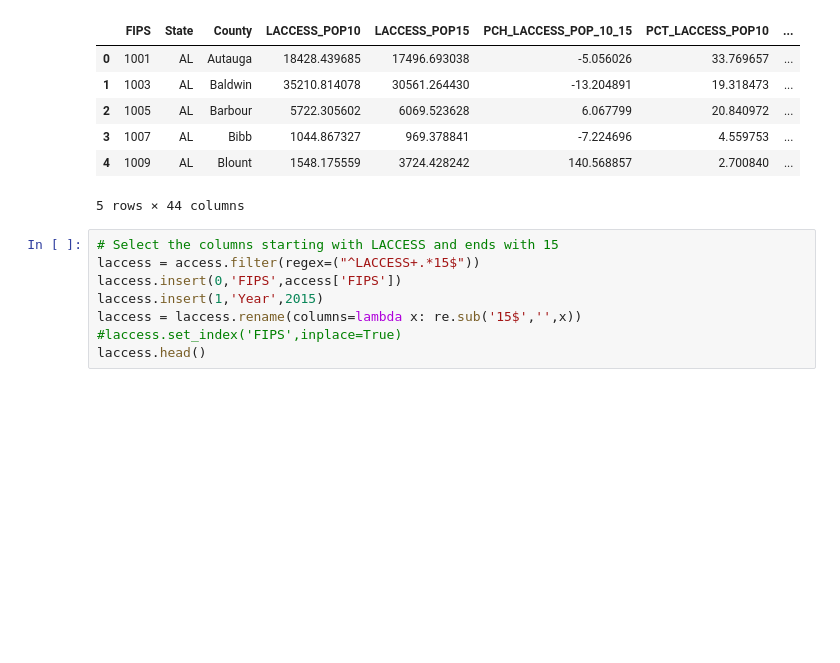
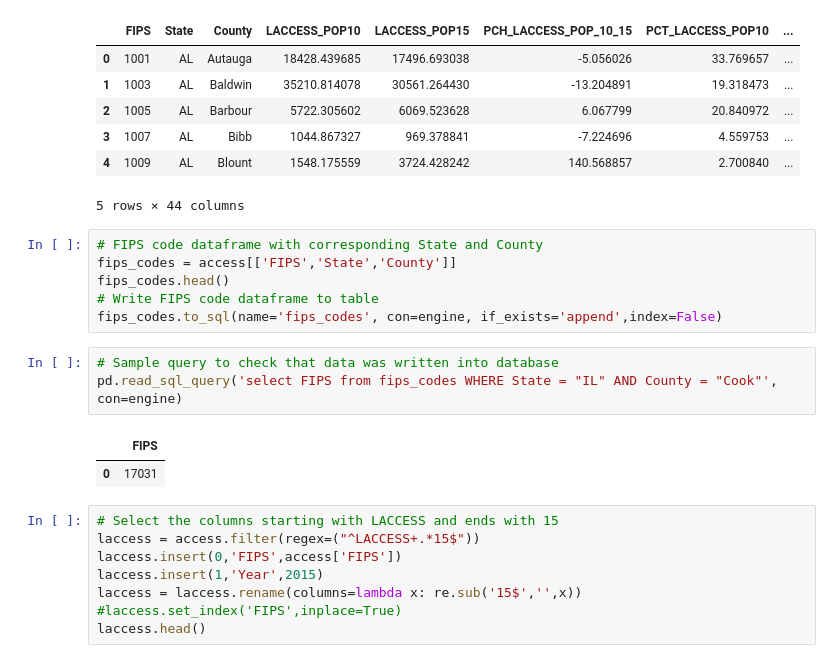
Before and after one commit to cinhui/ETL_county, a Jupyter notebook: ETL_food_environment_property.ipynb, the cells around one changed output. Drawn from its saved outputs; the diff is of its cells as text; blank space fills up the shorter version.

Commit message:
reorganized and added sample queries

```diff
--- a/ETL_food_environment_property.ipynb
+++ b/ETL_food_environment_property.ipynb
@@ -77,6 +77,18 @@ Index(['FIPS', 'State', 'County', 'LACCESS_POP10', 'LACCESS_POP15',
 | 3 | 1007 | AL | Bibb | 1044.867327 | 969.378841 | -7.224696 | 4.559753 | ... |
 | 4 | 1009 | AL | Blount | 1548.175559 | 3724.428242 | 140.568857 | 2.700840 | ... |
 5 rows × 44 columns
+# %%
+# FIPS code dataframe with corresponding State and County
+fips_codes = access[['FIPS','State','County']]
+fips_codes.head()
+# Write FIPS code dataframe to table
+fips_codes.to_sql(name='fips_codes', con=engine, if_exists='append',index=False)
+# %%
+# Sample query to check that data was written into database
+pd.read_sql_query('select FIPS from fips_codes WHERE State = "IL" AND County = "Cook"', con=engine)
+# %% [output]
+|  | FIPS |
+| 0 | 17031 |
 # %%
 # Select the columns starting with LACCESS and ends with 15
 laccess = access.filter(regex=("^LACCESS+.*15$"))
```
Also changed, not shown: parts of 17 cells of this notebook.
